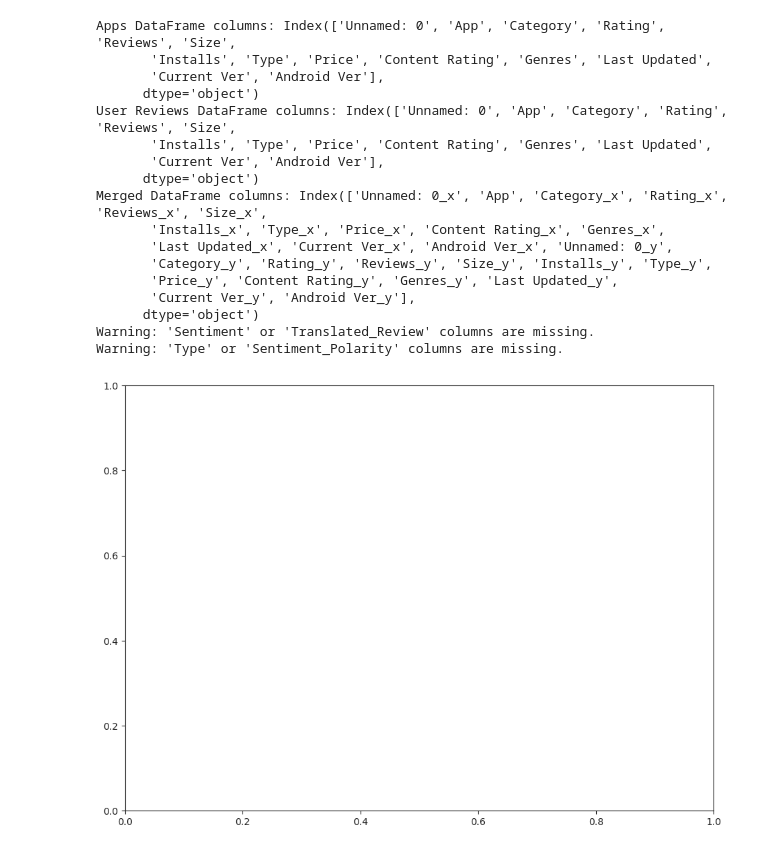
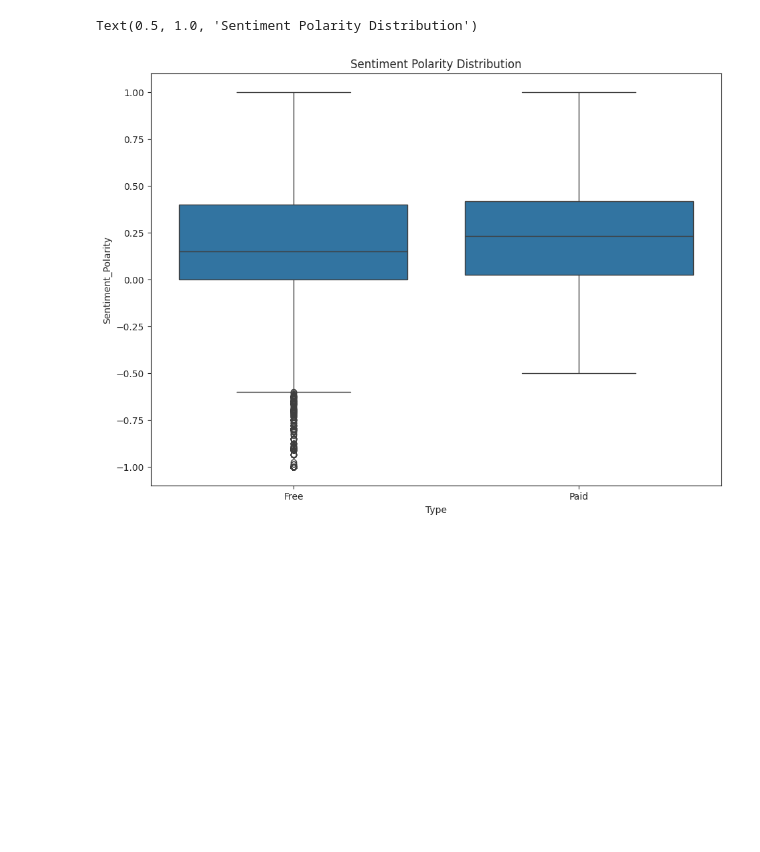
Before and after one commit to srijachalumuri/OIBSIP, a Jupyter notebook: LEVEL_1_PROJECT_4(2).ipynb, the cells around one changed output. Drawn from its saved outputs; the diff is of its cells as text; code cells hidden in the pictures; blank space fills up the shorter version.

```diff
--- a/LEVEL_1_PROJECT_4(2).ipynb
+++ b/LEVEL_1_PROJECT_4(2).ipynb
@@ -9,8 +3,7 @@ Let's take a look at the data, which consists of two files:
 # %%
-# Read in dataset
 import pandas as pd
 
-apps_with_duplicates = pd.read_csv('/content/sample_data/apps.csv')
+apps_with_duplicates = pd.read_csv('/content/sample_data/play store/apps.csv')
 
 # Drop duplicates
 apps = apps_with_duplicates.drop_duplicates()
@@ -431,62 +180,19 @@ In this notebook, we analyzed over ten thousand apps from the Google Play Store.
 # %%
-import pandas as pd
-import seaborn as sns
-import matplotlib.pyplot as plt
+reviews_df = pd.read_csv('/content/sample_data/play store/user_reviews.csv')
 
-# Load the apps DataFrame (ensure the correct path)
-apps = pd.read_csv('/content/sample_data/apps.csv')
-
-# Load user reviews
-reviews_df = pd.read_csv('/content/sample_data/apps.csv')
-
-# Check the columns in both DataFrames
-print("Apps DataFrame columns:", apps.columns)
-print("User Reviews DataFrame columns:", reviews_df.columns)
-
-# Join and merge the two DataFrames
-merged_df = pd.merge(apps, reviews_df, on='App', how='inner')
-
-# Check the merged DataFrame columns
-print("Merged DataFrame columns:", merged_df.columns)
+# Join and merge the two dataframe
+merged_df = pd.merge(apps, reviews_df, on='App', how = "inner")
 
 # Drop NA values from Sentiment and Translated_Review columns
-# Ensure the columns exist before dropping
-if 'Sentiment' in merged_df.columns and 'Translated_Review' in merged_df.columns:
-    merged_df = merged_df.dropna(subset=['Sentiment', 'Translated_Review'])
-else:
-    print("Warning: 'Sentiment' or 'Translated_Review' columns are missing.")
+merged_df = merged_df.dropna(subset=['Sentiment', 'Translated_Review'])
 
-# Set the style for seaborn
 sns.set_style('ticks')
-
-# Create a figure and axis for the plot
-fig, ax = plt.subplots(figsize=(11, 8))
+fig, ax = plt.subplots()
+fig.set_size_inches(11, 8)
 
 # User review sentiment polarity for paid vs. free apps
-if 'Type' in merged_df.columns and 'Sentiment_Polarity' in merged_df.columns:
-    ax = sns.boxplot(x='Type', y='Sentiment_Polarity', data=merged_df)
-    ax.set_title('Sentiment Polarity Distribution')
-else:
-    print("Warning: 'Type' or 'Sentiment_Polarity' columns are missing.")
-
-# Show the plot
-plt.show()
+ax = sns.boxplot(x = 'Type', y = 'Sentiment_Polarity', data = merged_df)
+ax.set_title('Sentiment Polarity Distribution')
 # %% [output]
-Apps DataFrame columns: Index(['Unnamed: 0', 'App', 'Category', 'Rating', 'Reviews', 'Size',
-       'Installs', 'Type', 'Price', 'Content Rating', 'Genres', 'Last Updated',
-       'Current Ver', 'Android Ver'],
-      dtype='object')
-User Reviews DataFrame columns: Index(['Unnamed: 0', 'App', 'Category', 'Rating', 'Reviews', 'Size',
-       'Installs', 'Type', 'Price', 'Content Rating', 'Genres', 'Last Updated',
-       'Current Ver', 'Android Ver'],
-      dtype='object')
-Merged DataFrame columns: Index(['Unnamed: 0_x', 'App', 'Category_x', 'Rating_x', 'Reviews_x', 'Size_x',
-       'Installs_x', 'Type_x', 'Price_x', 'Content Rating_x', 'Genres_x',
-       'Last Updated_x', 'Current Ver_x', 'Android Ver_x', 'Unnamed: 0_y',
-       'Category_y', 'Rating_y', 'Reviews_y', 'Size_y', 'Installs_y', 'Type_y',
-       'Price_y', 'Content Rating_y', 'Genres_y', 'Last Updated_y',
-       'Current Ver_y', 'Android Ver_y'],
-      dtype='object')
-Warning: 'Sentiment' or 'Translated_Review' columns are missing.
-Warning: 'Type' or 'Sentiment_Polarity' columns are missing.
+Text(0.5, 1.0, 'Sentiment Polarity Distribution')
-[figure, old version]
+[figure, new version]
```
Also changed, not shown: parts of 32 cells of this notebook.
